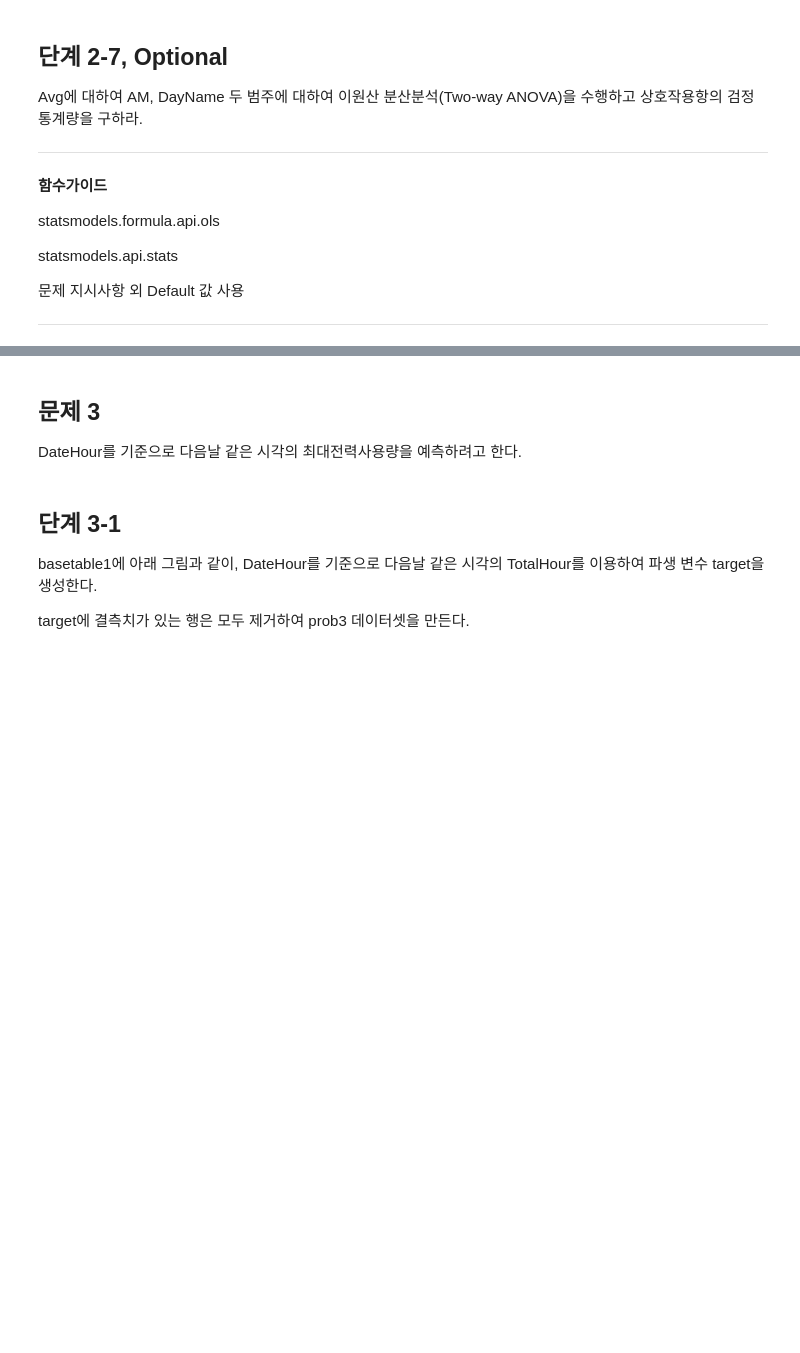
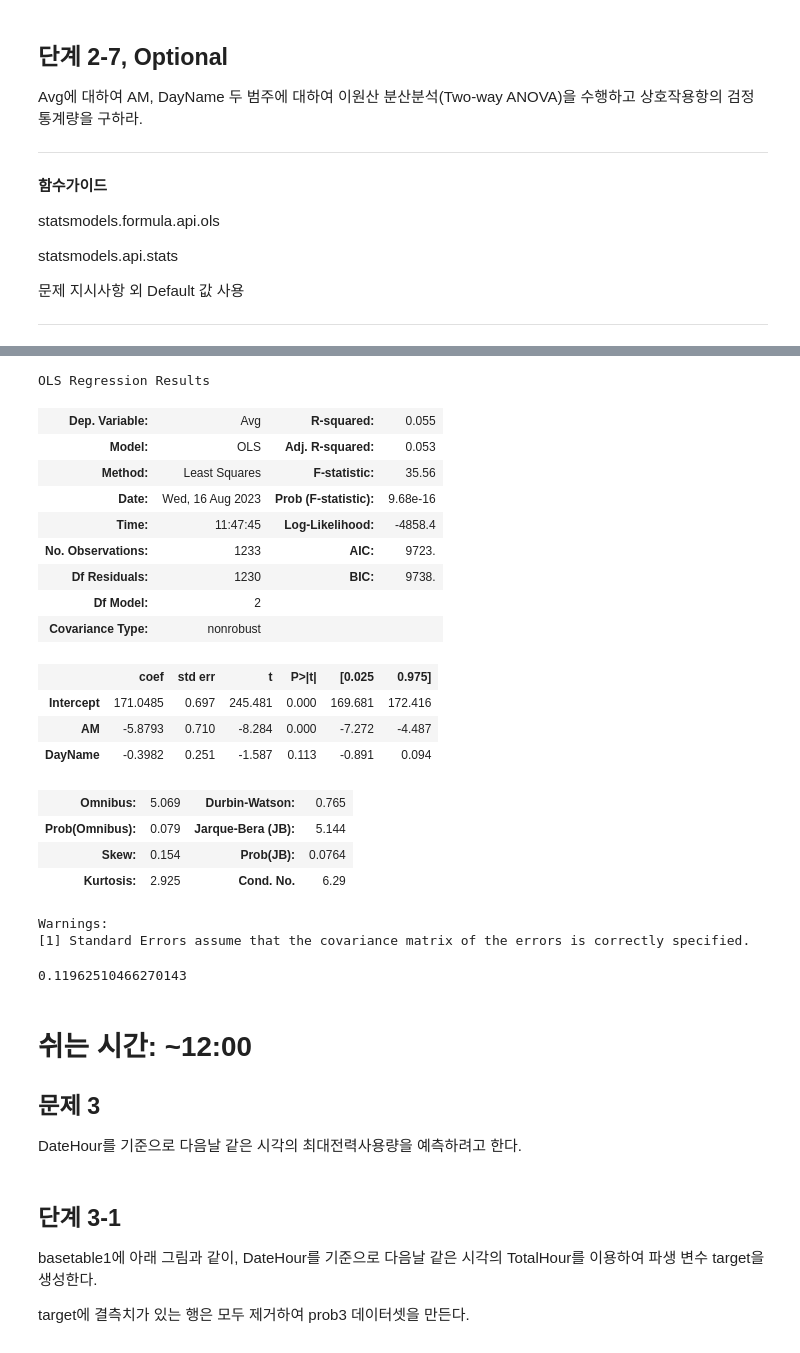
Before and after one commit to sunkusun9/DS_lv3_2308_2, a Jupyter notebook: sec_ds_lv3_prob3_prob.ipynb, the cells around one changed output, grey strips where cells are left out. Saved outputs shown, nothing was run; the diff lists cells and outputs as text; code cells hidden in the pictures; blank space fills up the shorter version.

```diff
--- a/sec_ds_lv3_prob3_prob.ipynb
+++ b/sec_ds_lv3_prob3_prob.ipynb
@@ -611,4 +765,36 @@ statsmodels.api.stats
+# %%
+lm = ols('Avg ~ AM + DayName', data=df_prob2).fit()
+lm.summary()
+# %% [output]
+OLS Regression Results
+| Dep. Variable: | Avg | R-squared: | 0.055 |
+| Model: | OLS | Adj. R-squared: | 0.053 |
+| Method: | Least Squares | F-statistic: | 35.56 |
+| Date: | Wed, 16 Aug 2023 | Prob (F-statistic): | 9.68e-16 |
+| Time: | 11:47:45 | Log-Likelihood: | -4858.4 |
+| No. Observations: | 1233 | AIC: | 9723. |
+| Df Residuals: | 1230 | BIC: | 9738. |
+| Df Model: | 2 |  |  |
+| Covariance Type: | nonrobust |  |  |
+|  | coef | std err | t | P>|t| | [0.025 | 0.975] |
+| Intercept | 171.0485 | 0.697 | 245.481 | 0.000 | 169.681 | 172.416 |
+| AM | -5.8793 | 0.710 | -8.284 | 0.000 | -7.272 | -4.487 |
+| DayName | -0.3982 | 0.251 | -1.587 | 0.113 | -0.891 | 0.094 |
+| Omnibus: | 5.069 | Durbin-Watson: | 0.765 |
+| Prob(Omnibus): | 0.079 | Jarque-Bera (JB): | 5.144 |
+| Skew: | 0.154 | Prob(JB): | 0.0764 |
+| Kurtosis: | 2.925 | Cond. No. | 6.29 |
+Warnings:
+[1] Standard Errors assume that the covariance matrix of the errors is correctly specified.
+# %%
+
+from statsmodels.api import stats
+stats.anova_lm(lm).loc['C(AM):C(DayName)', 'F']
+# %% [output]
+0.11962510466270143
 # %% [markdown]
+# 쉬는 시간: ~12:00
+
 ## 문제 3
 
 
```
Also changed, not shown: parts of 46 cells of this notebook.
